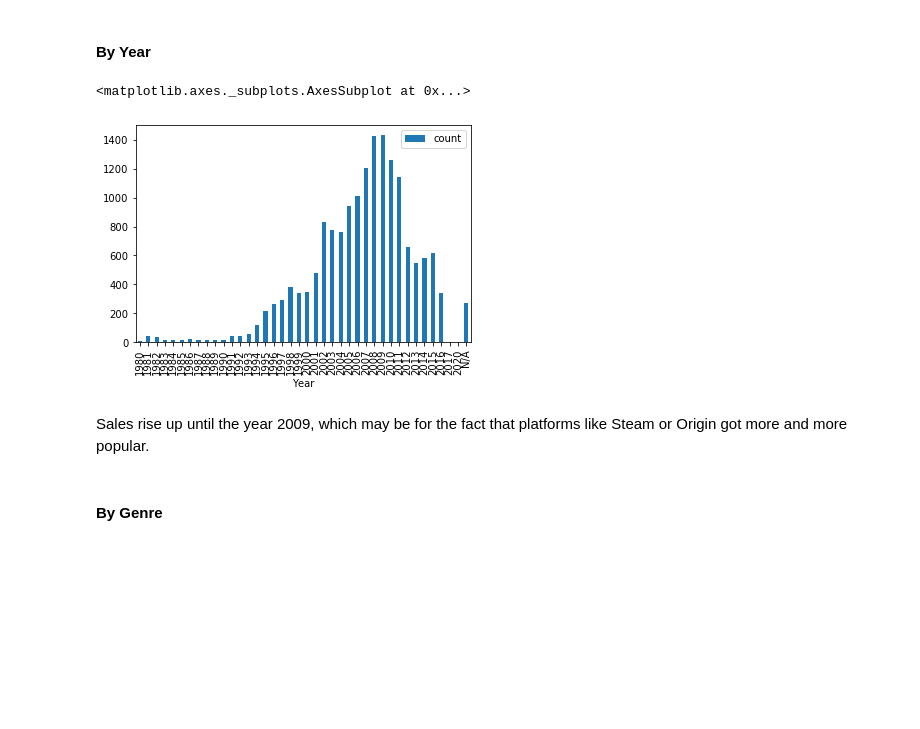
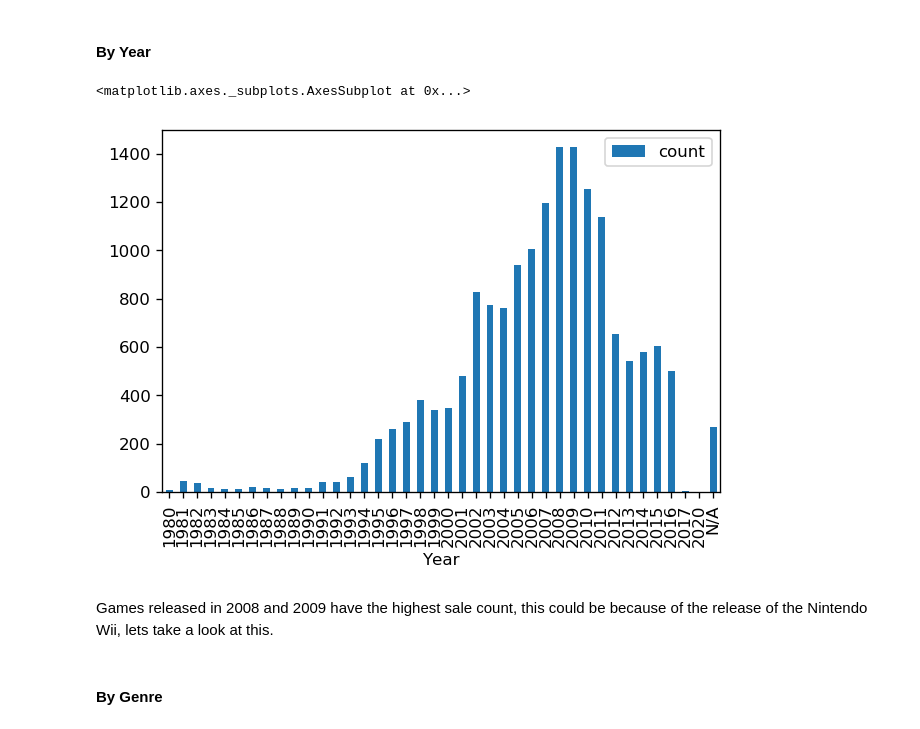
Before and after one commit to hoermannpaul/bgdspark, a Jupyter notebook: SparkSQL_Game_Sales.ipynb, the cells around one changed output. Cells and saved outputs as stored; diff of their text form; code cells hidden in the pictures; blank space fills up the shorter version.

Commit message:
add correct data and make progress

```diff
--- a/SparkSQL_Game_Sales.ipynb
+++ b/SparkSQL_Game_Sales.ipynb
@@ -96,6 +103,8 @@ import matplotlib.pyplot as plt
 # enable matplotlib inline to work with jupyter notebooks
 %matplotlib inline
 
+# increase plot size to be able to actually see something
+plt.rcParams['figure.dpi'] = 120
 
 sales_data.groupBy("Platform").count().sort('Platform').toPandas().plot.bar(x='Platform',y='count')
 # %% [output]
@@ -104,12 +113,16 @@ sales_data.groupBy("Platform").count().sort('Platform').toPandas().plot.bar(x='P
 # %% [markdown]
 #### By Year
 # %%
-spark.sql('SELECT Year, COUNT(*) AS count FROM sales_data GROUP BY Year ORDER BY Year').toPandas().plot.bar(x='Year',y='count')
+spark.sql('SELECT Year_of_Release as Year, COUNT(*) ' + \
+          'AS count FROM sales_data ' + \
+          'GROUP BY Year ' + \
+          'ORDER BY Year') \
+.toPandas().plot.bar(x='Year',y='count')
 # %% [output]
 <matplotlib.axes._subplots.AxesSubplot at 0x...>
-[figure, old version]
+[figure, new version]
-# %% [markdown]
-Sales rise up until the year 2009, which may be for the fact that platforms like Steam or Origin got more and more popular.
+# %% [markdown]
+Games released in 2008 and 2009 have the highest sale count, this could be because of the release of the Nintendo Wii, lets take a look at this.
 # %% [markdown]
 #### By Genre
 # %%
```
Also changed, not shown: parts of 33 cells of this notebook, 1 other file.
